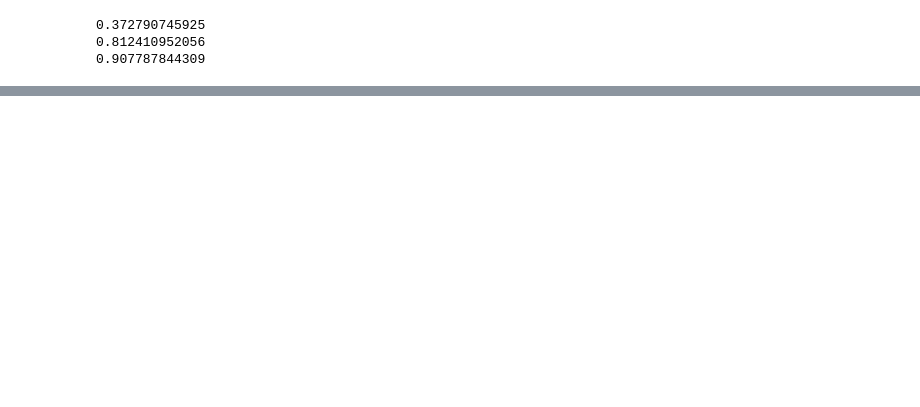
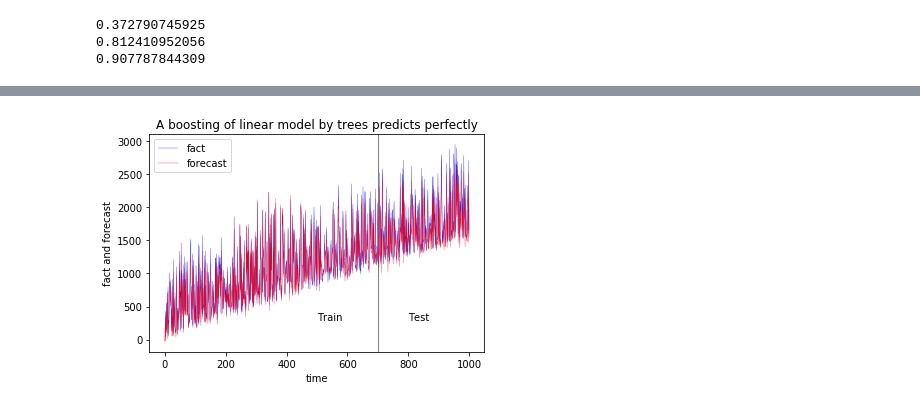
Before and after one commit to avidale/weirdMath, a Jupyter notebook: time_trend_stacking.ipynb, the cells around one changed output, grey strips where cells are left out. Cells and saved outputs as stored; diff of their text form; code cells hidden in the pictures; blank space fills up the shorter version.

```diff
--- a/time_trend_stacking.ipynb
+++ b/time_trend_stacking.ipynb
@@ -70,0 +84,13 @@ plt.text(500, 300, 'Train'); plt.text(800, 300, 'Test');
+# %%
+plt.plot(time, y, color='blue', lw=0.3)
+plt.plot(time, linear.predict(X) + rf2.predict(X), color='red', lw=0.3)
+ylim = plt.ylim()
+plt.ylim(ylim)
+plt.xlabel('time')
+plt.legend(['fact', 'forecast'])
+plt.ylabel('fact and forecast')
+plt.title('A boosting of linear model by trees predicts perfectly')
+plt.vlines(700, *ylim, lw=1, color='grey')
+plt.text(500, 300, 'Train'); plt.text(800, 300, 'Test');
+# %% [output]
+[figure, added]
```
Also changed, not shown: parts of 3 cells of this notebook.
